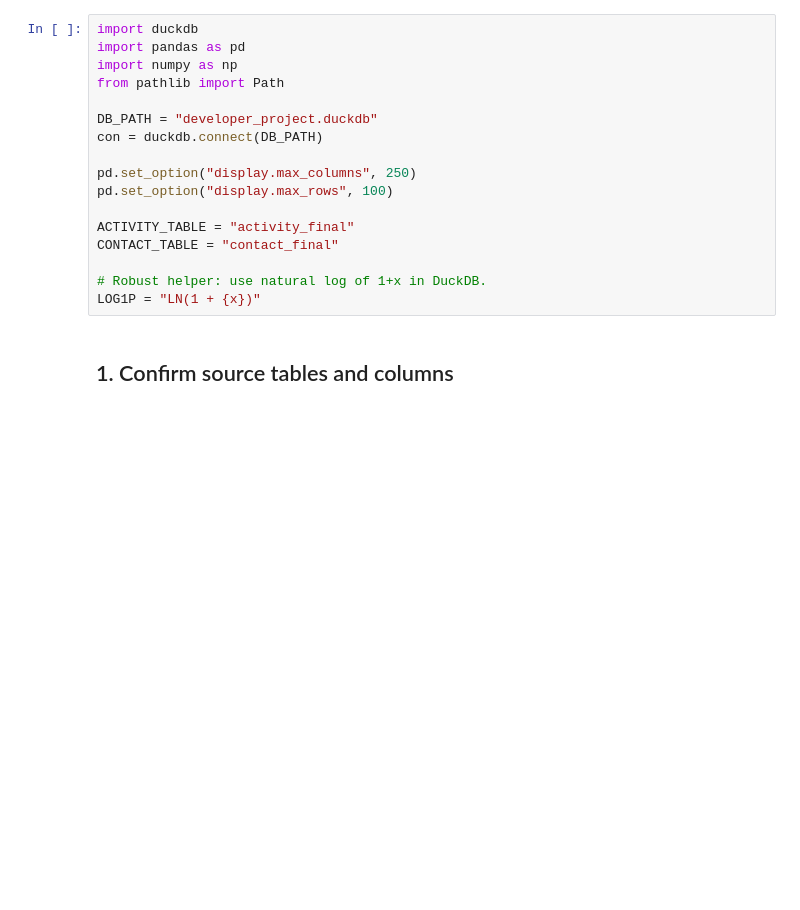
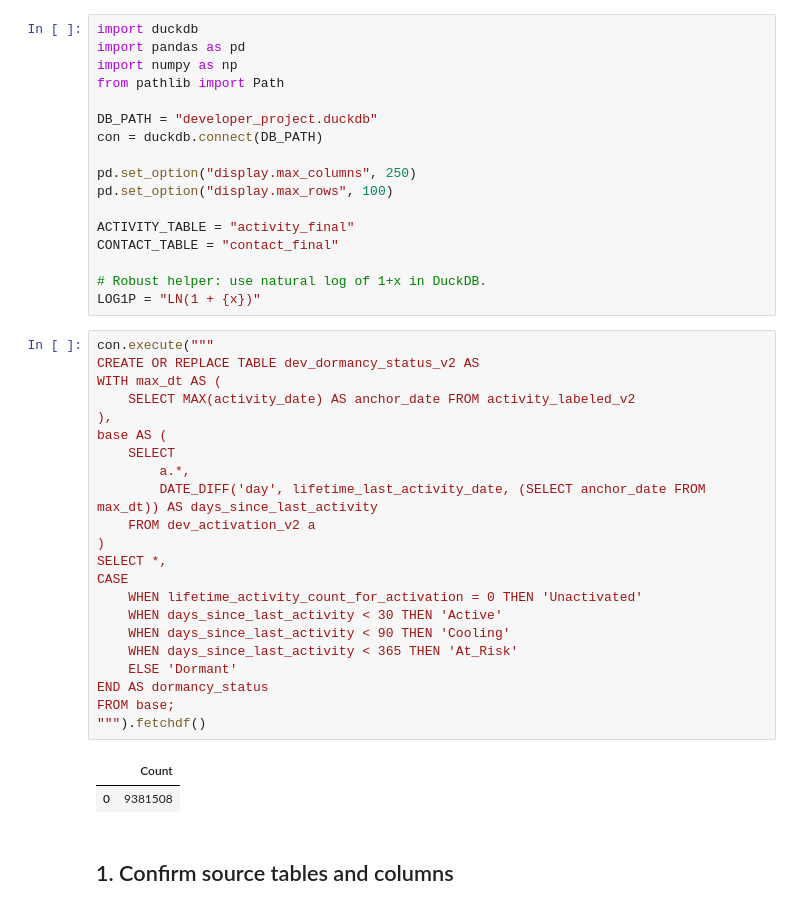
Before and after one commit to WBDoran/Spring2026_IndustryProject, a Jupyter notebook: FeatureEngineering_v2.ipynb, the cells around one changed output. Drawn from its saved outputs; the diff is of its cells as text; blank space fills up the shorter version.

Commit message:
Table corrected

```diff
--- a/FeatureEngineering_v2.ipynb
+++ b/FeatureEngineering_v2.ipynb
@@ -30,6 +30,31 @@ CONTACT_TABLE = "contact_final"
 
 # Robust helper: use natural log of 1+x in DuckDB.
 LOG1P = "LN(1 + {x})"
+# %%
+con.execute("""
+CREATE OR REPLACE TABLE dev_dormancy_status_v2 AS
+WITH max_dt AS (
+    SELECT MAX(activity_date) AS anchor_date FROM activity_labeled_v2
+),
+base AS (
+    SELECT
+        a.*,
+        DATE_DIFF('day', lifetime_last_activity_date, (SELECT anchor_date FROM max_dt)) AS days_since_last_activity
+    FROM dev_activation_v2 a
+)
+SELECT *,
+CASE
+    WHEN lifetime_activity_count_for_activation = 0 THEN 'Unactivated'
+    WHEN days_since_last_activity < 30 THEN 'Active'
+    WHEN days_since_last_activity < 90 THEN 'Cooling'
+    WHEN days_since_last_activity < 365 THEN 'At_Risk'
+    ELSE 'Dormant'
+END AS dormancy_status
+FROM base;
+""").fetchdf()
+# %% [output]
+|  | Count |
+| 0 | 9381508 |
 # %% [markdown]
 ## 1. Confirm source tables and columns
 # %%
```
Also changed, not shown: parts of 16 cells of this notebook.
